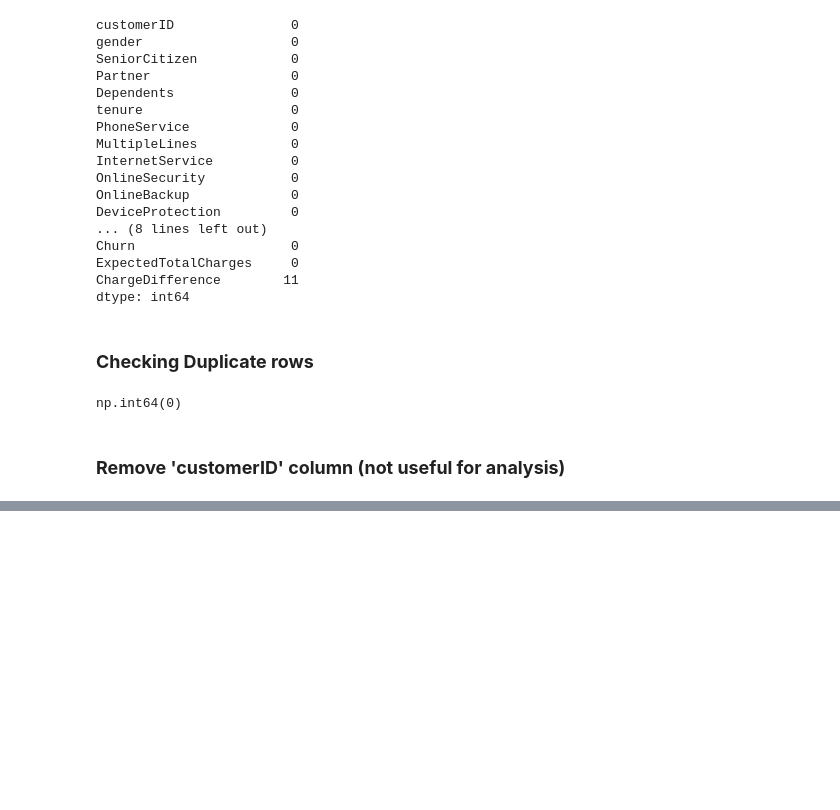
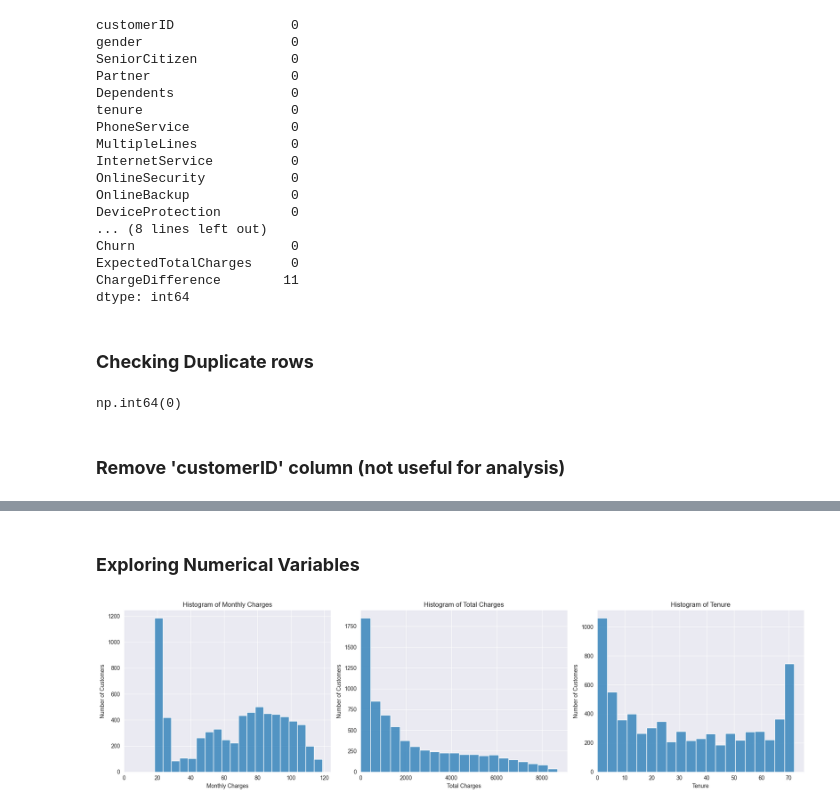
Before and after one commit to Guddies92/assignment-module3, a Jupyter notebook: EDA.ipynb, the cells around one changed output, grey strips where cells are left out. Cells and saved outputs as stored; diff of their text form; code cells hidden in the pictures; blank space fills up the shorter version.

```diff
--- a/EDA.ipynb
+++ b/EDA.ipynb
@@ -269,0 +294,32 @@ df.drop(columns=["customerID"], inplace=True)
+# %% [markdown]
+### **Exploring Numerical Variables**
+# %%
+fig, axes = plt.subplots(nrows=1, ncols=3, figsize=(18, 5))
+
+sns.histplot(data=df, x="MonthlyCharges", bins=20, ax=axes[0])
+axes[0].set_title("Histogram of Monthly Charges")
+axes[0].set_xlabel("Monthly Charges")
+axes[0].set_ylabel("Number of Customers")
+axes[0].grid(True)
+axes[0].set_xlim(left=0)
+
+sns.histplot(data=df, x="TotalCharges", bins=20, ax=axes[1])
+axes[1].set_title("Histogram of Total Charges")
+axes[1].set_xlabel("Total Charges")
+axes[1].set_ylabel("Number of Customers")
+axes[1].grid(True)
+axes[1].set_xlim(left=0)
+
+sns.histplot(data=df, x='tenure', bins=20, ax=axes[2])
+axes[2].set_title('Histogram of Tenure')
+axes[2].set_xlabel('Tenure')
+axes[2].set_ylabel('Number of Customers')
+axes[2].grid(True)
+axes[2].set_xlim(left=0)
+
+titles = ['Tenure', 'Monthly Charges', 'Total Charges']
+
+plt.tight_layout()
+plt.show()
+# %% [output]
+[figure, added]
```
Also changed, not shown: parts of 24 cells of this notebook.
